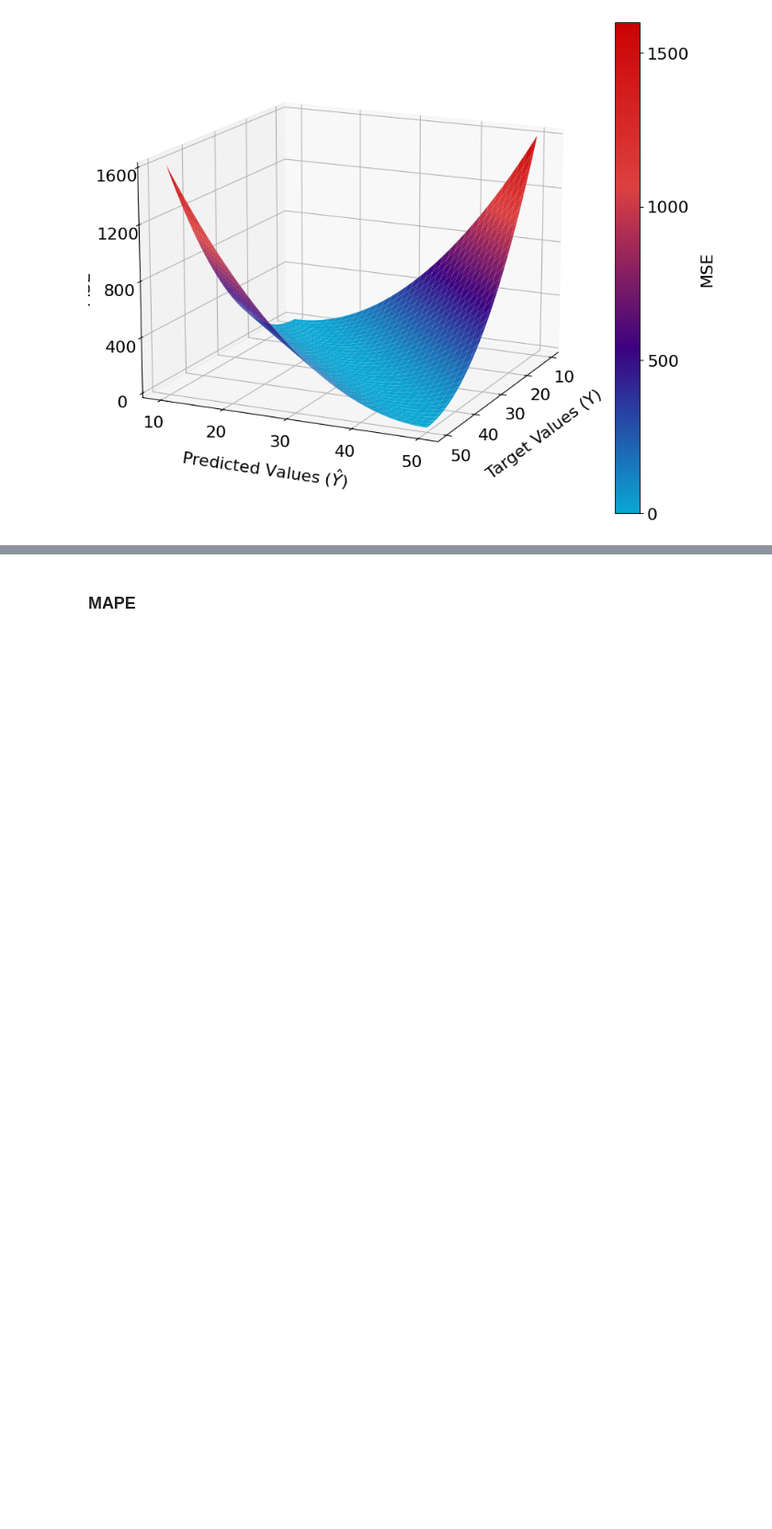
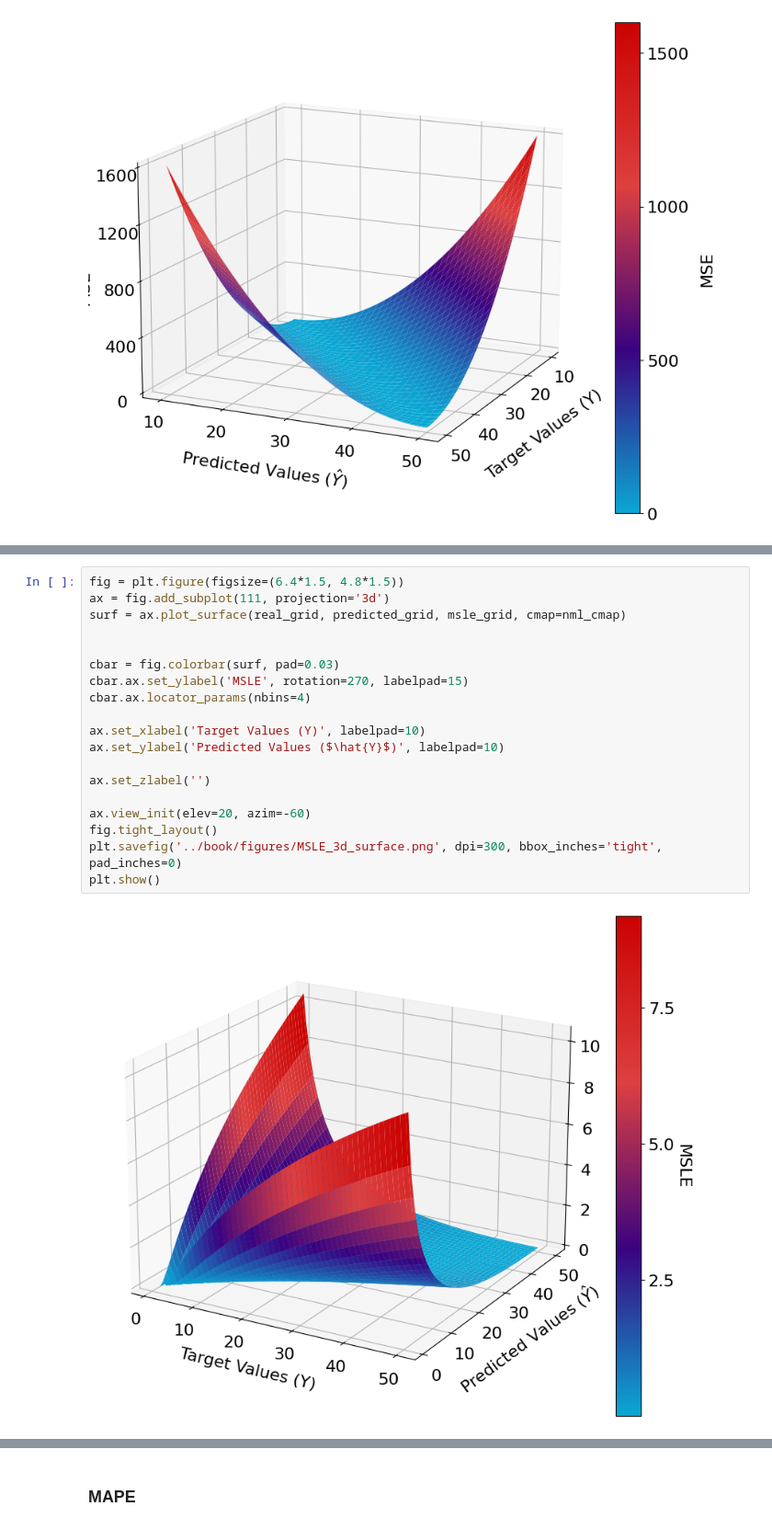
Before and after one commit to NannyML/The-Little-Book-of-ML-Metrics, a Jupyter notebook: notebooks/regression_plots.ipynb, the cells around one changed output, grey strips where cells are left out. Shown at 92% size. Cells and saved outputs as stored; diff of their text form; blank space fills up the shorter version.

```diff
--- a/notebooks/regression_plots.ipynb
+++ b/notebooks/regression_plots.ipynb
@@ -137,0 +164,21 @@ plt.show()
+# %%
+fig = plt.figure(figsize=(6.4*1.5, 4.8*1.5))
+ax = fig.add_subplot(111, projection='3d')
+surf = ax.plot_surface(real_grid, predicted_grid, msle_grid, cmap=nml_cmap)
+
+
+cbar = fig.colorbar(surf, pad=0.03)
+cbar.ax.set_ylabel('MSLE', rotation=270, labelpad=15)
+cbar.ax.locator_params(nbins=4)
+
+ax.set_xlabel('Target Values (Y)', labelpad=10)
+ax.set_ylabel('Predicted Values ($\hat{Y}$)', labelpad=10)
+
+ax.set_zlabel('')
+
+ax.view_init(elev=20, azim=-60)
+fig.tight_layout()
+plt.savefig('../book/figures/MSLE_3d_surface.png', dpi=300, bbox_inches='tight', pad_inches=0)
+plt.show()
+# %% [output]
+[figure, added]
```
Also changed, not shown: parts of 5 cells of this notebook, 3 other files.
